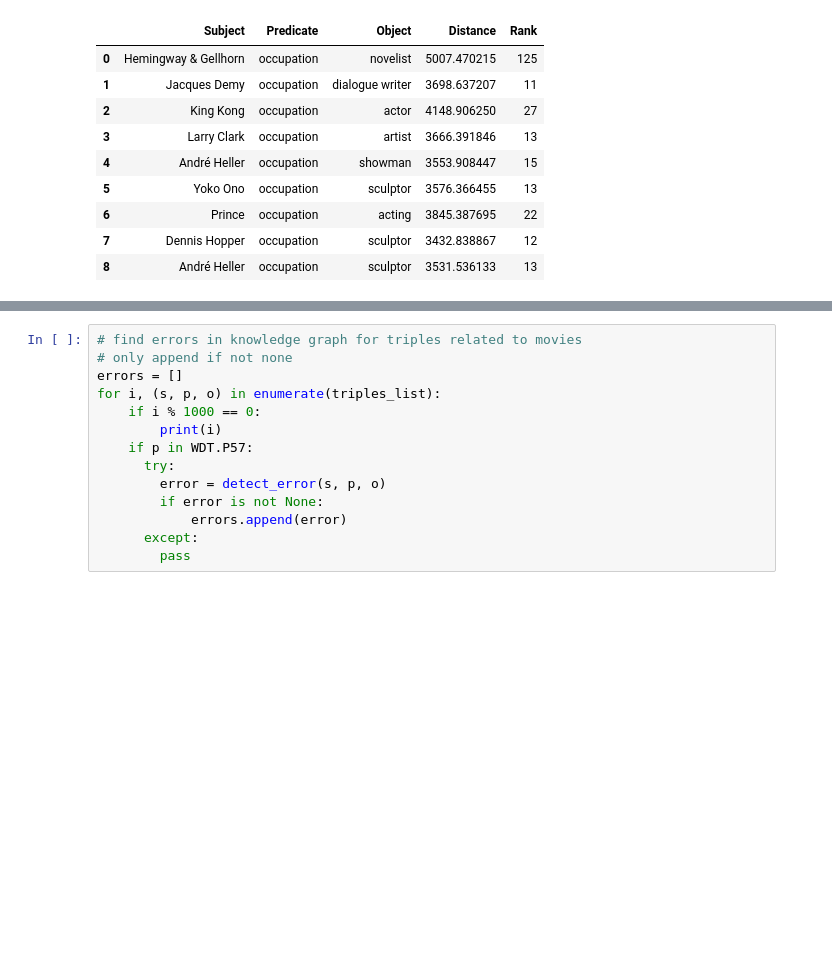
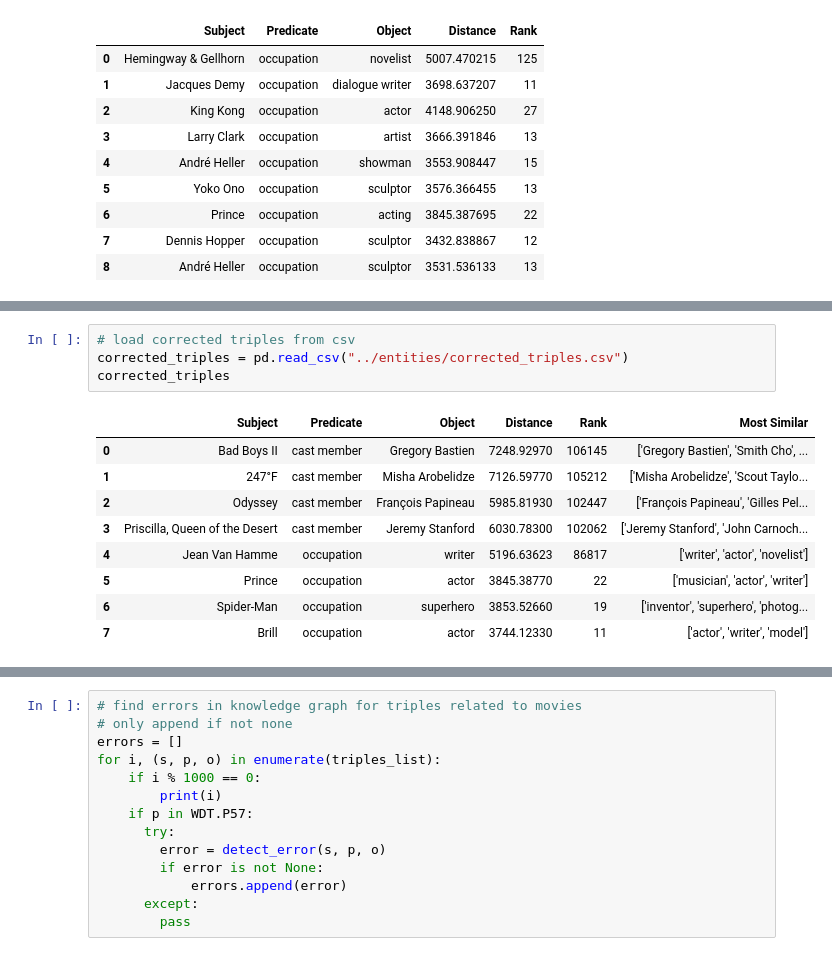
Before and after one commit to yileitu/Academic_Chatbot, a Jupyter notebook: Jupyter Notebooks/test_graph.ipynb, the cells around one changed output, grey strips where cells are left out. Drawn from its saved outputs; the diff is of its cells as text; blank space fills up the shorter version.

```diff
--- a/Jupyter Notebooks/test_graph.ipynb
+++ b/Jupyter Notebooks/test_graph.ipynb
@@ -1800,0 +1742,14 @@ pd.DataFrame(([(subj,pred,obj,dis,ran)
+# %%
+# load corrected triples from csv
+corrected_triples = pd.read_csv("../entities/corrected_triples.csv")
+corrected_triples
+# %% [output]
+|  | Subject | Predicate | Object | Distance | Rank | Most Similar |
+| 0 | Bad Boys II | cast member | Gregory Bastien | 7248.92970 | 106145 | ['Gregory Bastien', 'Smith Cho', ... |
+| 1 | 247°F | cast member | Misha Arobelidze | 7126.59770 | 105212 | ['Misha Arobelidze', 'Scout Taylo... |
+| 2 | Odyssey | cast member | François Papineau | 5985.81930 | 102447 | ['François Papineau', 'Gilles Pel... |
+| 3 | Priscilla, Queen of the Desert | cast member | Jeremy Stanford | 6030.78300 | 102062 | ['Jeremy Stanford', 'John Carnoch... |
+| 4 | Jean Van Hamme | occupation | writer | 5196.63623 | 86817 | ['writer', 'actor', 'novelist'] |
+| 5 | Prince | occupation | actor | 3845.38770 | 22 | ['musician', 'actor', 'writer'] |
+| 6 | Spider-Man | occupation | superhero | 3853.52660 | 19 | ['inventor', 'superhero', 'photog... |
+| 7 | Brill | occupation | actor | 3744.12330 | 11 | ['actor', 'writer', 'model'] |
```
Also changed, not shown: parts of 26 cells of this notebook.
